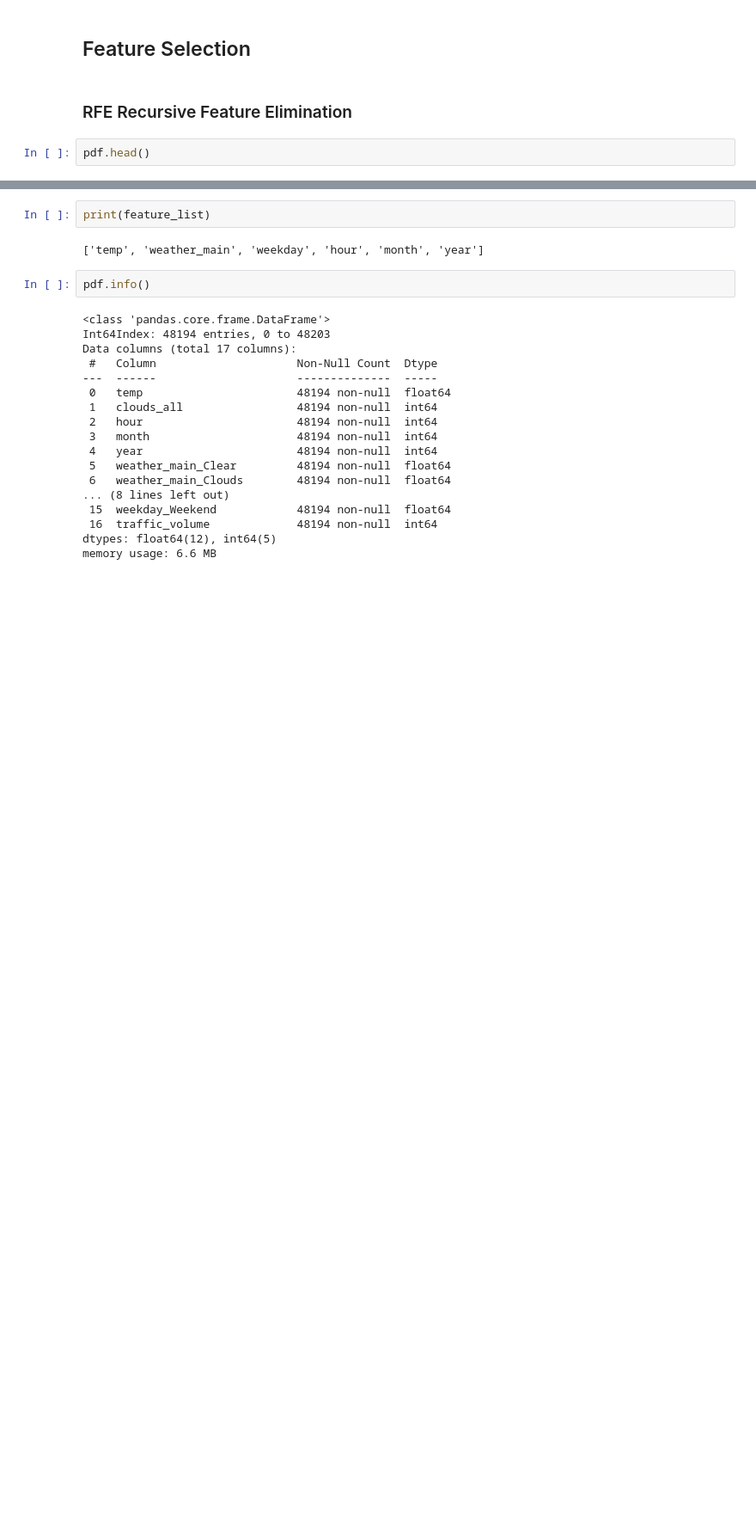
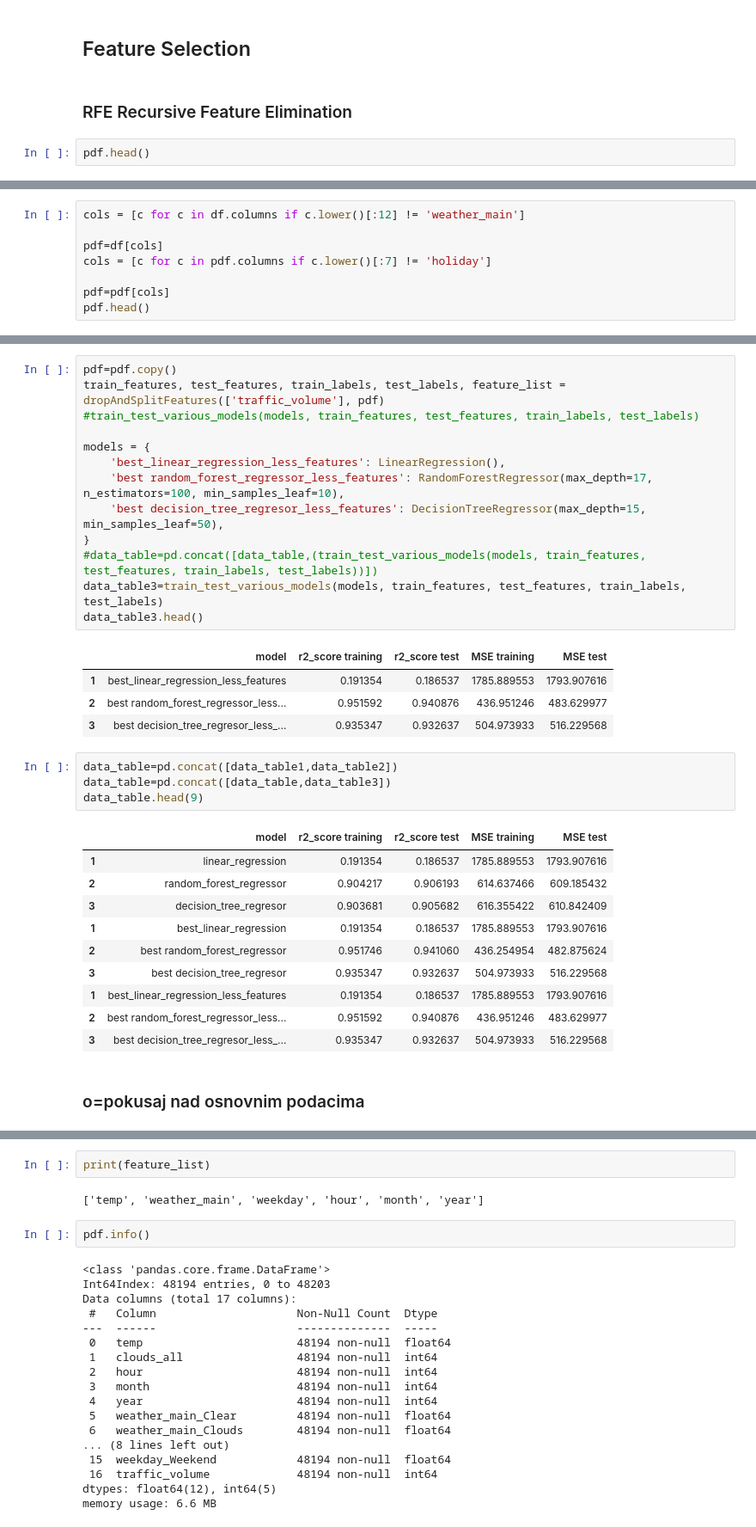
Before and after one commit to MrFICAX/Machine_Learning_Project_1, a Jupyter notebook: Projekat1_InProgress.ipynb, the cells around one changed output, grey strips where cells are left out. Shown at 86% size. Drawn from its saved outputs; the diff is of its cells as text; blank space fills up the shorter version.

```diff
--- a/Projekat1_InProgress.ipynb
+++ b/Projekat1_InProgress.ipynb
@@ -1327,0 +1383,8 @@ def dropAndSplitFeatures(featuresToDrop, data):
+# %%
+cols = [c for c in df.columns if c.lower()[:12] != 'weather_main']
+
+pdf=df[cols]
+cols = [c for c in pdf.columns if c.lower()[:7] != 'holiday']
+
+pdf=pdf[cols]
+pdf.head()
@@ -1328,3 +1398,38 @@ def dropAndSplitFeatures(featuresToDrop, data):
+# %%
+pdf=pdf.copy()
+train_features, test_features, train_labels, test_labels, feature_list = dropAndSplitFeatures(['traffic_volume'], pdf)
+#train_test_various_models(models, train_features, test_features, train_labels, test_labels)
+
+models = {
+    'best_linear_regression_less_features': LinearRegression(),
+    'best random_forest_regressor_less_features': RandomForestRegressor(max_depth=17, n_estimators=100, min_samples_leaf=10),
+    'best decision_tree_regresor_less_features': DecisionTreeRegressor(max_depth=15, min_samples_leaf=50),
+}
+#data_table=pd.concat([data_table,(train_test_various_models(models, train_features, test_features, train_labels, test_labels))])
+data_table3=train_test_various_models(models, train_features, test_features, train_labels, test_labels)
+data_table3.head()
+# %% [output]
+|  | model | r2_score training | r2_score test | MSE training | MSE test |
+| 1 | best_linear_regression_less_features | 0.191354 | 0.186537 | 1785.889553 | 1793.907616 |
+| 2 | best random_forest_regressor_less... | 0.951592 | 0.940876 | 436.951246 | 483.629977 |
+| 3 | best decision_tree_regresor_less_... | 0.935347 | 0.932637 | 504.973933 | 516.229568 |
+# %%
+data_table=pd.concat([data_table1,data_table2])
+data_table=pd.concat([data_table,data_table3])
+data_table.head(9)
+# %% [output]
+|  | model | r2_score training | r2_score test | MSE training | MSE test |
+| 1 | linear_regression | 0.191354 | 0.186537 | 1785.889553 | 1793.907616 |
+| 2 | random_forest_regressor | 0.904217 | 0.906193 | 614.637466 | 609.185432 |
+| 3 | decision_tree_regresor | 0.903681 | 0.905682 | 616.355422 | 610.842409 |
+| 1 | best_linear_regression | 0.191354 | 0.186537 | 1785.889553 | 1793.907616 |
+| 2 | best random_forest_regressor | 0.951746 | 0.941060 | 436.254954 | 482.875624 |
+| 3 | best decision_tree_regresor | 0.935347 | 0.932637 | 504.973933 | 516.229568 |
+| 1 | best_linear_regression_less_features | 0.191354 | 0.186537 | 1785.889553 | 1793.907616 |
+| 2 | best random_forest_regressor_less... | 0.951592 | 0.940876 | 436.951246 | 483.629977 |
+| 3 | best decision_tree_regresor_less_... | 0.935347 | 0.932637 | 504.973933 | 516.229568 |
+# %% [markdown]
+### o=pokusaj nad osnovnim podacima
 # %%
 pdf=df.copy()
 train_features, test_features, train_labels, test_labels, feature_list = dropAndSplitFeatures(['traffic_volume', 'snow_1h', 'rain_1h', 'holiday', 'clouds_all' ], pdf)
```
Also changed, not shown: parts of 37 cells of this notebook.
